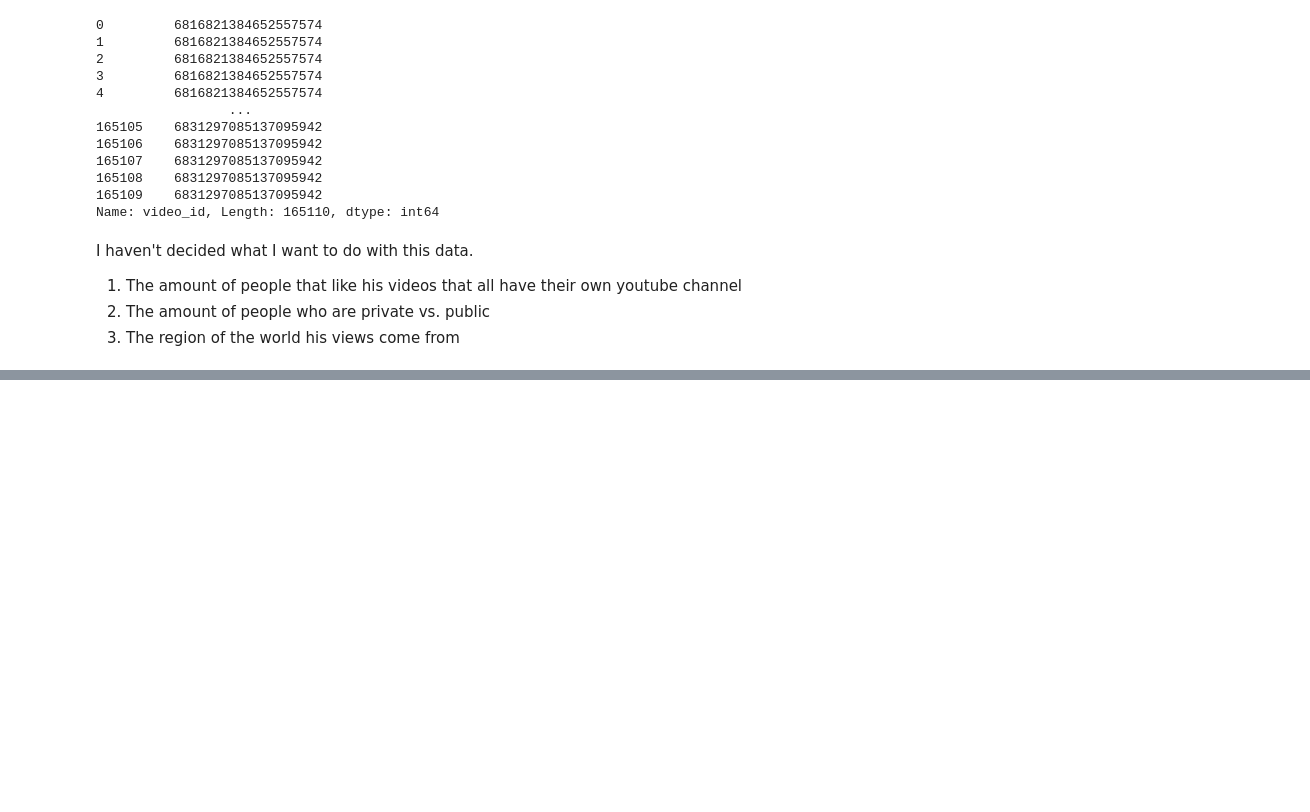
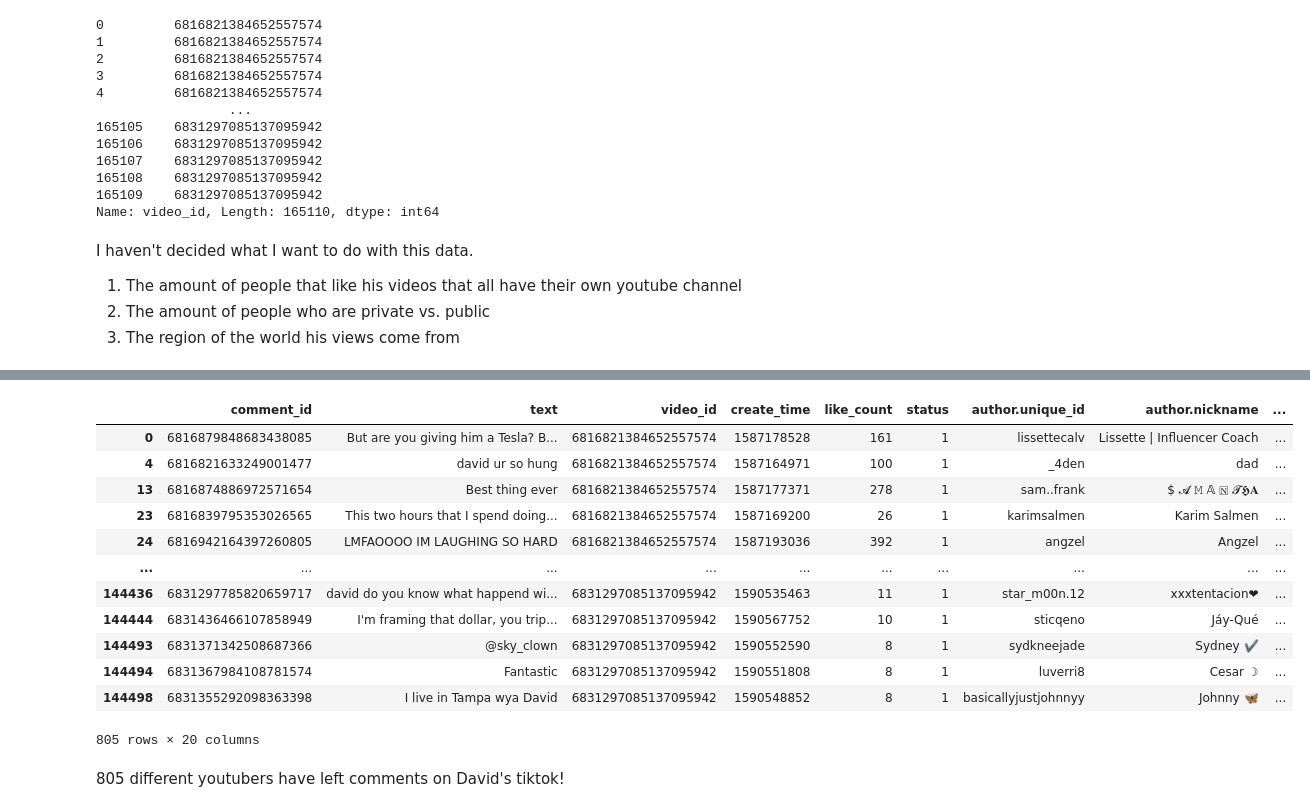
Before and after one commit to KenieAUllman/DA-StatReporting, a Jupyter notebook: TikTok_DavidD_Comments.ipynb, the cells around one changed output, grey strips where cells are left out. Cells and saved outputs as stored; diff of their text form; code cells hidden in the pictures; blank space fills up the shorter version.

```diff
--- a/TikTok_DavidD_Comments.ipynb
+++ b/TikTok_DavidD_Comments.ipynb
@@ -95,0 +134,19 @@ I haven't decided what I want to do with this data.
+# %%
+youtubers_unique = Tik_comments.drop_duplicates(subset=["author.youtube_channel_title"], keep="first")
+youtubers_unique
+# %% [output]
+|  | comment_id | text | video_id | create_time | like_count | status | author.unique_id | author.nickname | ... |
+| 0 | 6816879848683438085 | But are you giving him a Tesla? B... | 6816821384652557574 | 1587178528 | 161 | 1 | lissettecalv | Lissette | Influencer Coach | ... |
+| 4 | 6816821633249001477 | david ur so hung | 6816821384652557574 | 1587164971 | 100 | 1 | _4den | dad | ... |
+| 13 | 6816874886972571654 | Best thing ever | 6816821384652557574 | 1587177371 | 278 | 1 | sam..frank | $ 𝓐 𝙼 𝔸 🄽 𝓣𝕳𝐀 | ... |
+| 23 | 6816839795353026565 | This two hours that I spend doing... | 6816821384652557574 | 1587169200 | 26 | 1 | karimsalmen | Karim Salmen | ... |
+| 24 | 6816942164397260805 | LMFAOOOO IM LAUGHING SO HARD | 6816821384652557574 | 1587193036 | 392 | 1 | angzel | Angzel | ... |
+| ... | ... | ... | ... | ... | ... | ... | ... | ... | ... |
+| 144436 | 6831297785820659717 | david do you know what happend wi... | 6831297085137095942 | 1590535463 | 11 | 1 | star_m00n.12 | xxxtentacion❤ | ... |
+| 144444 | 6831436466107858949 | I'm framing that dollar, you trip... | 6831297085137095942 | 1590567752 | 10 | 1 | sticqeno | Jáy-Qué | ... |
+| 144493 | 6831371342508687366 | @sky_clown | 6831297085137095942 | 1590552590 | 8 | 1 | sydkneejade | Sydney ✔️ | ... |
+| 144494 | 6831367984108781574 | Fantastic | 6831297085137095942 | 1590551808 | 8 | 1 | luverri8 | Cesar ☽ | ... |
+| 144498 | 6831355292098363398 | I live in Tampa wya David | 6831297085137095942 | 1590548852 | 8 | 1 | basicallyjustjohnnyy | Johnny 🦋 | ... |
+805 rows × 20 columns
+# %% [markdown]
+805 different youtubers have left comments on David's tiktok!
```
Also changed, not shown: parts of 4 cells of this notebook, 2 other files.
